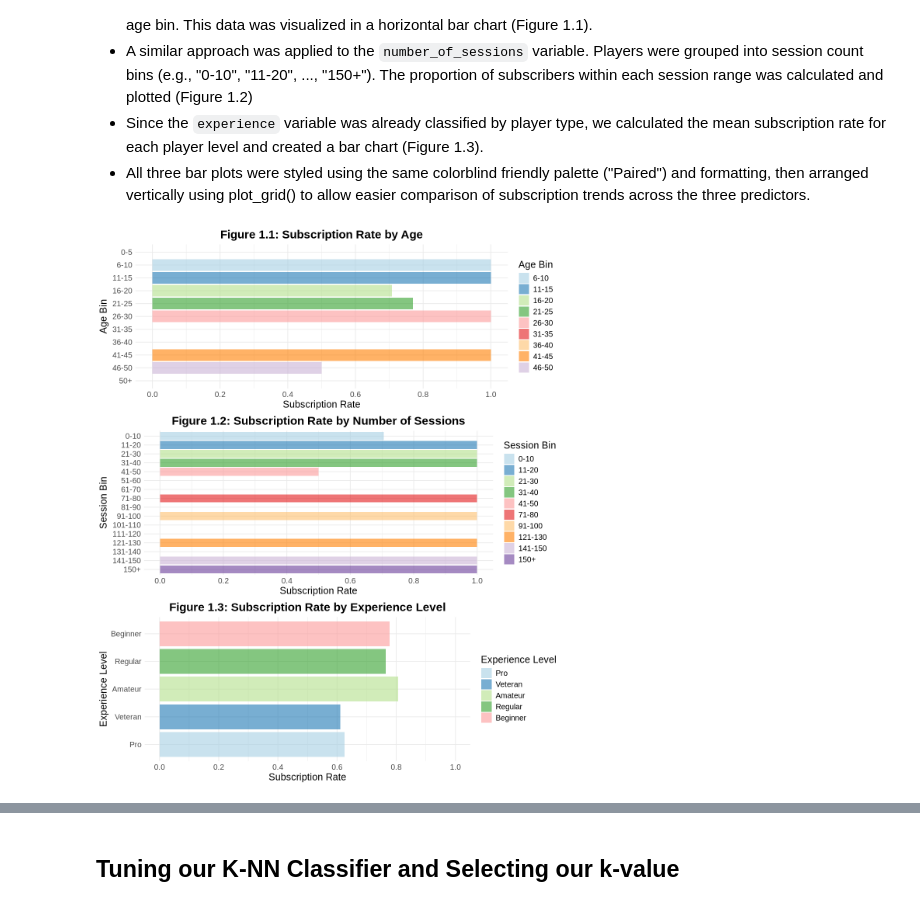
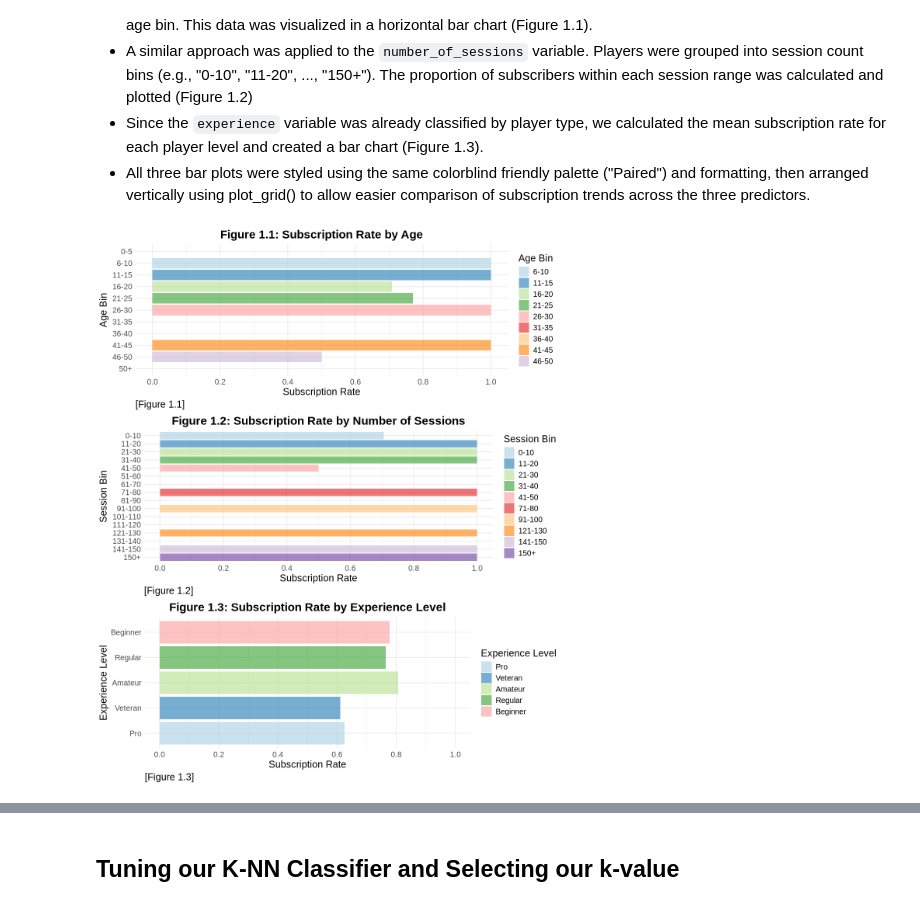
Before and after one commit to karunaj28/DSCI100-Group-Project, a Jupyter notebook: group-final.ipynb, the cells around one changed output, grey strips where cells are left out. Drawn from its saved outputs; the diff is of its cells as text; code cells hidden in the pictures.

Commit message:
Visualization Analysis

```diff
--- a/group-final.ipynb
+++ b/group-final.ipynb
@@ -210,10 +210,12 @@ barplot_age <- ggplot(subscription_rate_by_age, aes(x = subscription_rate, y = a
   scale_fill_brewer(palette = "Paired", name = "Age Bin") +
   labs(title = "Figure 1.1: Subscription Rate by Age",
        x = "Subscription Rate",
-       y = "Age Bin") +
+       y = "Age Bin",
+       caption = "[Figure 1.1]") +
   theme_minimal() +
   theme(plot.title = element_text(hjust = 0.5, face = "bold"),
         legend.position = "right",
+        plot.caption = element_text(hjust = 0, size = 15),
         text = element_text(size = 15)) +
   scale_y_discrete(limits = rev(levels(subscription_rate_by_age$age_bin))) +
   scale_x_continuous(limits = c(0, 1), breaks = seq(0, 1, by = 0.2))
@@ -237,36 +239,40 @@ barplot_sessions <- ggplot(subscription_rate_by_sessions, aes(x = subscription_r
   scale_fill_brewer(palette = "Paired", name = "Session Bin") +
   labs(title = "Figure 1.2: Subscription Rate by Number of Sessions",
        x = "Subscription Rate",
-       y = "Session Bin") +
+       y = "Session Bin",
+       caption = "[Figure 1.2]") +
   theme_minimal() +
   theme(plot.title = element_text(hjust = 0.5, face = "bold"),
         legend.position = "right",
+        plot.caption = element_text(hjust = 0, size = 15),
         text = element_text(size = 15)) +
   scale_y_discrete(limits = rev(levels(subscription_rate_by_sessions$session_bin))) +
   scale_x_continuous(limits = c(0, 1), breaks = seq(0, 1, by = 0.2))
 
 subscription_rates <- ps_train |>
   group_by(experience) |>
   summarise(subscription_rate = mean(subscribe == "TRUE"), .groups = "drop")
 
 barplot_experience <- ggplot(subscription_rates, aes(x = subscription_rate, y = experience, fill = experience)) +
   geom_bar(stat = "identity", alpha = 0.6) +
   scale_fill_brewer(palette = "Paired", name = "Experience Level") +
   labs(title = "Figure 1.3: Subscription Rate by Experience Level",
        x = "Subscription Rate",
-       y = "Experience Level") +
+       y = "Experience Level",
+       caption = "[Figure 1.3]") +
   theme_minimal() +
   theme(plot.title = element_text(hjust = 0.5, face = "bold"),
         legend.position = "right",
+        plot.caption = element_text(hjust = 0, size = 15),
         text = element_text(size = 15)) +
   scale_x_continuous(limits = c(0, 1), breaks = seq(0, 1, by = 0.2))
 
 options(repr.plot.width = 10, repr.plot.height = 12)
 all_plots <- plot_grid(
     barplot_age,
     barplot_sessions,
     barplot_experience,
     ncol = 1)
 all_plots
 # %% [output]
-[figure, old version]
+[figure, new version]
```
Also changed, not shown: parts of 1 cell of this notebook.
